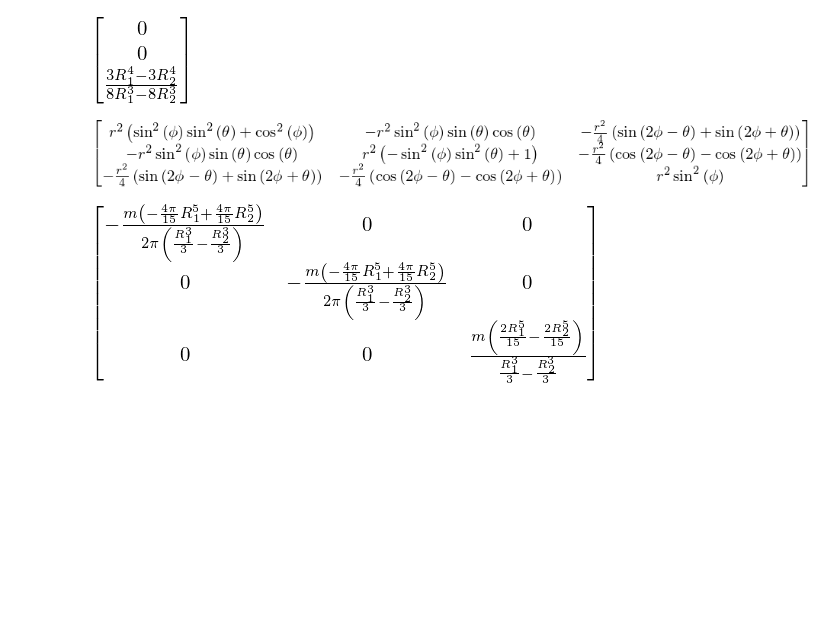
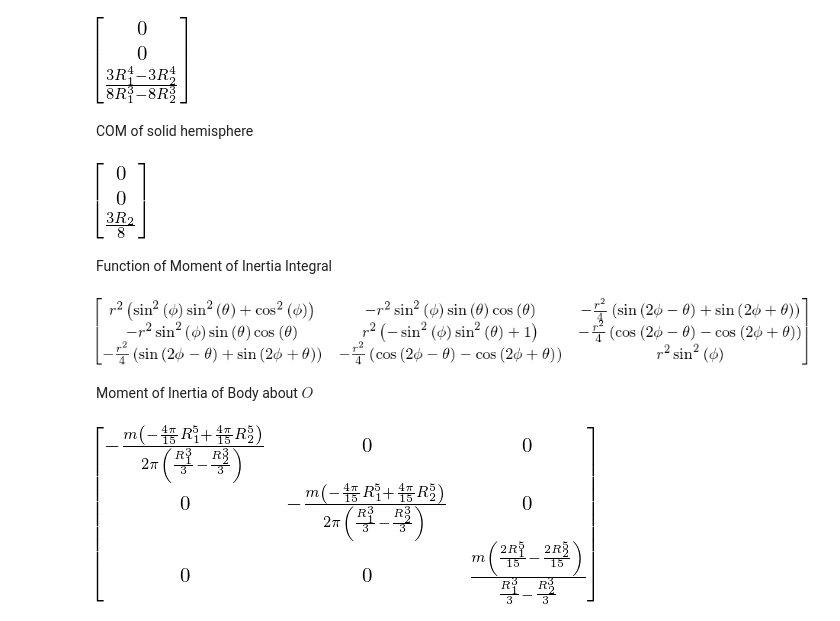
Before and after one commit to dsavransky/MAE4060, a Jupyter notebook: Notebooks/Lecture 29 Demo.ipynb, the cells around one changed output. Saved outputs shown, nothing was run; the diff lists cells and outputs as text; code cells hidden in the pictures; blank space fills up the shorter version.

```diff
--- a/Notebooks/Lecture 29 Demo.ipynb
+++ b/Notebooks/Lecture 29 Demo.ipynb
@@ -15,10 +21,20 @@ V = integrate(integrate(integrate(r**2*sin(ph),(r,R1,R2)),(th,0,2*pi)),(ph,0,pi/
 rGO = simplify(integrate(integrate(integrate(rdmO*r**2*sin(ph),(r,R1,R2)),(th,0,2*pi)),(ph,0,pi/2))/V);rGO
 # %% [output]
 [figure]
+# %% [markdown]
+COM of solid hemisphere
+# %%
+rGO.subs(R1,0)
+# %% [output]
+[figure, added]
+# %% [markdown]
+Function of Moment of Inertia Integral
 # %%
 tmp = simplify((rdmO.T*rdmO)[0]*eye(3) - rdmO*rdmO.T); tmp
 # %% [output]
 [figure]
+# %% [markdown]
+Moment of Inertia of Body about $O$
 # %%
 Io = m/V*integrate(integrate(integrate(tmp*r**2*sin(ph),(r,R1,R2)),(th,0,2*pi)),(ph,0,pi/2)); Io
 # %% [output]
```
Also changed, not shown: parts of 6 cells of this notebook.
